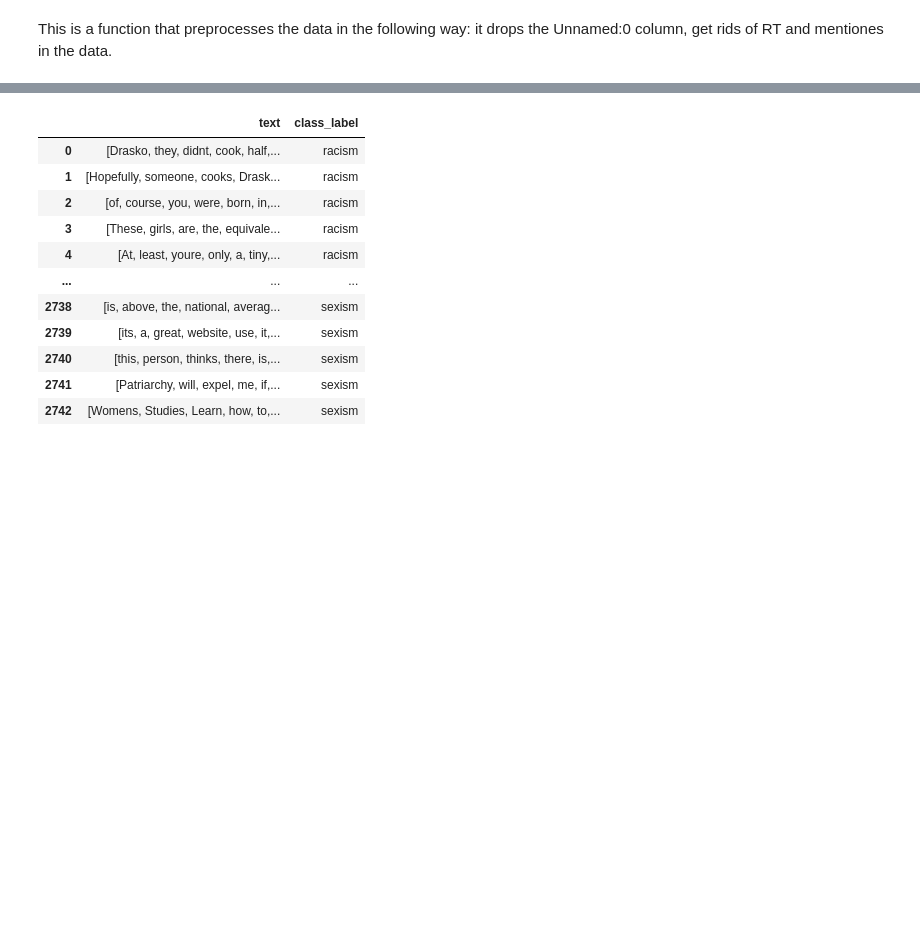
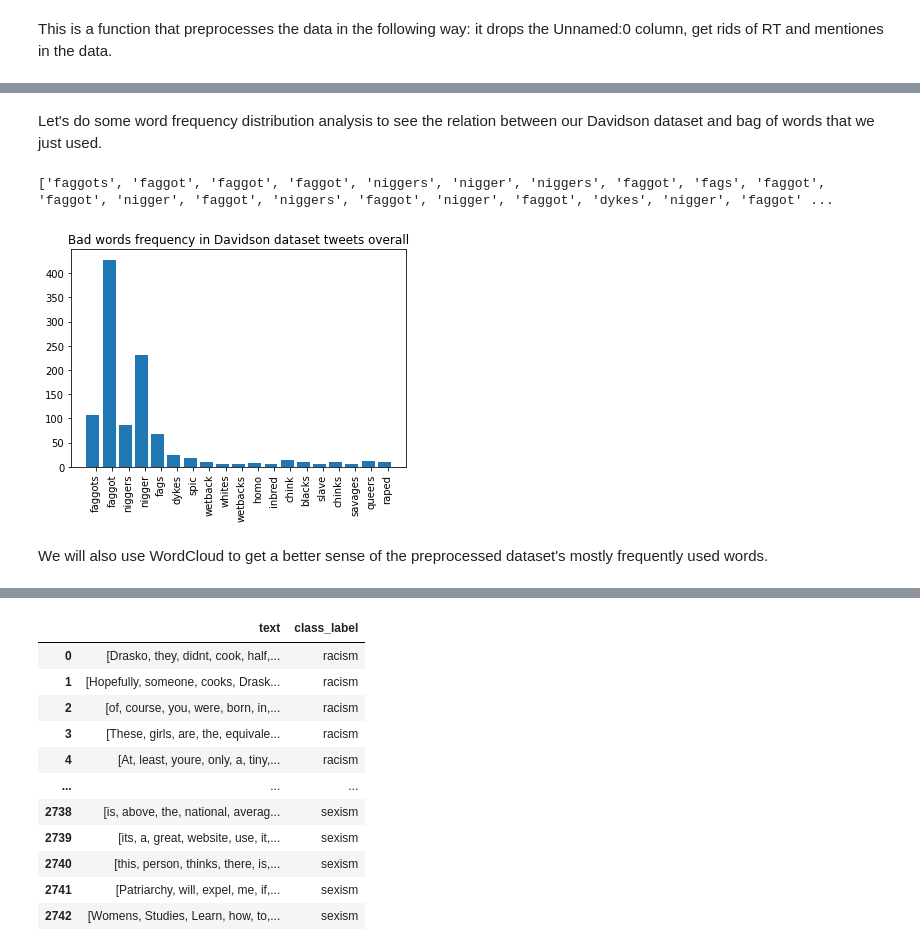
Before and after one commit to zuziamatysiak/cis419-hate-speech, a Jupyter notebook: colab notebooks/CIS_419_Project.ipynb, the cells around one changed output, grey strips where cells are left out. Cells and saved outputs as stored; diff of their text form; code cells hidden in the pictures; blank space fills up the shorter version.

```diff
--- a/colab notebooks/CIS_419_Project.ipynb
+++ b/colab notebooks/CIS_419_Project.ipynb
@@ -73,11 +151,0 @@ Bag of words method 1:
-# %%
-words = []
-url_hate_words = "https://raw.githubusercontent.com/t-davidson/hate-speech-and-offensive-language/master/lexicons/refined_ngram_dict.csv"
-bag_of_words = pd.read_csv(url_hate_words)
-for i, row in bag_of_words.iterrows():
-  words.append(row[0])
-for word in words:
-  df_davidson[word] = df_davidson["tweet"].map(lambda x: 1 if word in x else 0)
-labels_davidson = ["count", "hate_speech", "offensive_language", "neither","class","tweet"]
-label_davidson = "class"
-df_davidson
@@ -104,0 +173,32 @@ def custom_tokenize(text):
+# %% [markdown]
+Let's do some word frequency distribution analysis to see the relation between our Davidson dataset and bag of words that we just used.
+# %%
+# Get bad words from the tweets to see their frequency distribution
+def get_bad_words(df, l):
+  count_of_words = df[l].sum()
+  count_of_words = [x for x in count_of_words if x in words]
+  return count_of_words
+# %%
+from collections import Counter
+import numpy as np
+# plot histogram of bad words in the specified dataset
+def plot_bad_words_histogram(count_of_words):
+  counts = Counter(count_of_words)
+  labels, values = zip(*counts.items())
+  indices = np.arange(len(labels))
+  bar_width = 0.2
+  plt.bar(indices, values)
+  plt.xticks(indices + bar_width, labels, rotation="vertical")
+  plt.title("Bad words frequency in Davidson dataset tweets overall")
+  plt.show()
+# %%
+davidson_count_of_words = get_bad_words(df_davidson, "tweet")
+print(davidson_count_of_words[:30])
+# %% [output]
+['faggots', 'faggot', 'faggot', 'faggot', 'niggers', 'nigger', 'niggers', 'faggot', 'fags', 'faggot', 'faggot', 'nigger', 'faggot', 'niggers', 'faggot', 'nigger', 'faggot', 'dykes', 'nigger', 'faggot' ...
+# %%
+plot_bad_words_histogram(davidson_count_of_words)
+# %% [output]
+[figure, added]
+# %% [markdown]
+We will also use WordCloud to get a better sense of the preprocessed dataset's mostly frequently used words.
```
Also changed, not shown: parts of 83 cells of this notebook, 1 other file.
